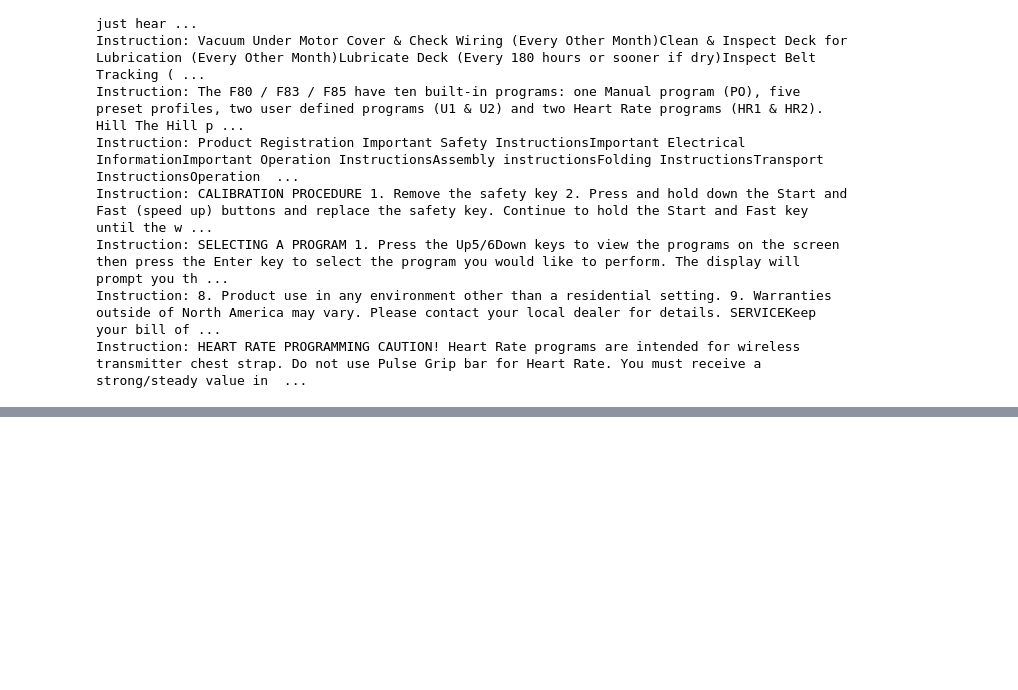
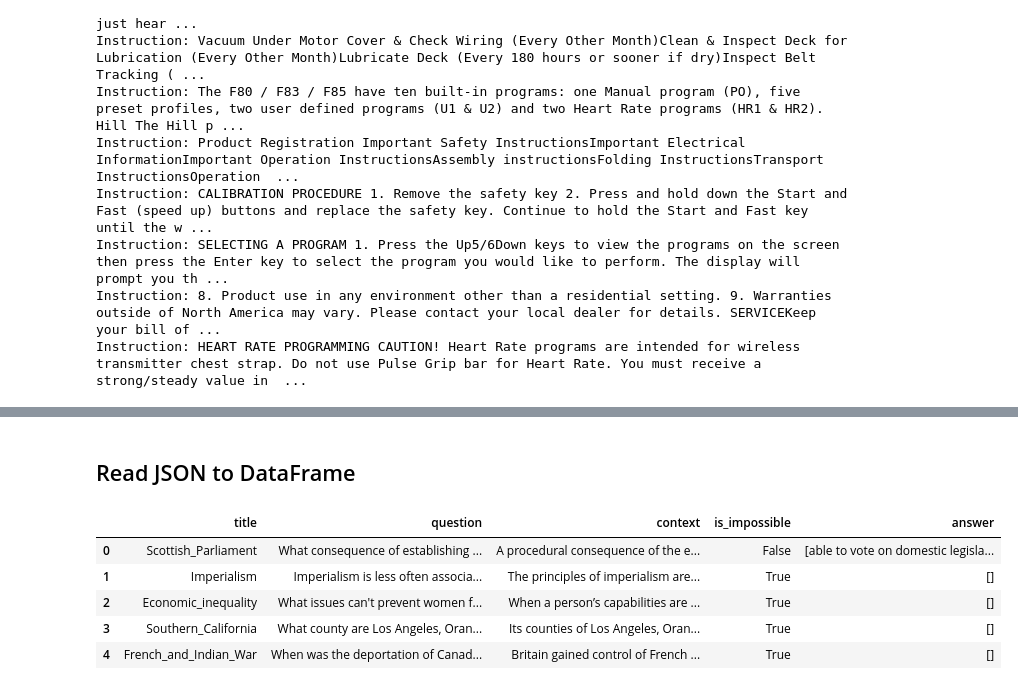
Before and after one commit to MatthewHsu1/RAGsystemOpenAI, a Jupyter notebook: Open_AI_RAG.ipynb, the cells around one changed output, grey strips where cells are left out. Drawn from its saved outputs; the diff is of its cells as text; code cells hidden in the pictures; blank space fills up the shorter version.

```diff
--- a/Open_AI_RAG.ipynb
+++ b/Open_AI_RAG.ipynb
@@ -306,0 +330,52 @@ Instruction: HEART RATE PROGRAMMING CAUTION! Heart Rate programs are intended fo
+# %% [markdown]
+## Read JSON to DataFrame
+# %%
+def json_to_dataframe_with_titles(json_data):
+  qas = []
+  context = []
+  is_impossible = []
+  answers = []
+  titles = []
+
+  for article in json_data['data']:
+    title = article['title']
+    for paragraph in article['paragraphs']:
+      for qa in paragraph['qas']:
+        qas.append(qa['question'].strip())
+        context.append(paragraph['context'])
+        is_impossible.append(qa['is_impossible'])
+
+        ans_list = []
+        for ans in qa['answers']:
+          ans_list.append(ans['text'])
+        answers.append(ans_list)
+        titles.append(title)
+
+  df = pd.DataFrame({'title': titles, 'question': qas, 'context': context, 'is_impossible': is_impossible, 'answer': answers})
+  return df
+# %%
+def get_diverse_sample(df, sample_size=100, random_state=42):
+  """
+  Get a diverse sample of the dataframe by sampling from each title
+  """
+  sample_df = df.groupby(['title', 'is_impossible']).apply(lambda x: x.sample(min(len(x), max(1, sample_size // 50)), random_state=random_state)).reset_index(drop=True)
+
+  if len(sample_df) < sample_size:
+    remaining_sample_size = sample_size - len(sample_df)
+    remaining_df = df.drop(sample_df.index).sample(remaining_sample_size, random_state=random_state)
+    sample_df = pd.concat([sample_df, remaining_df]).sample(frac=1, random_state=random_state).reset_index(drop=True)
+
+  return sample_df.sample(min(sample_size, len(sample_df)), random_state=random_state).reset_index(drop=True)
+# %%
+train_df = json_to_dataframe_with_titles(json.load(open('local_cache/train.json')))
+val_df = json_to_dataframe_with_titles(json.load(open('local_cache/dev.json')))
+# %%
+df = get_diverse_sample(val_df, sample_size=100, random_state=42)
+df.head()
+# %% [output]
+|  | title | question | context | is_impossible | answer |
+| 0 | Scottish_Parliament | What consequence of establishing ... | A procedural consequence of the e... | False | [able to vote on domestic legisla... |
+| 1 | Imperialism | Imperialism is less often associa... | The principles of imperialism are... | True | [] |
+| 2 | Economic_inequality | What issues can't prevent women f... | When a person’s capabilities are ... | True | [] |
+| 3 | Southern_California | What county are Los Angeles, Oran... | Its counties of Los Angeles, Oran... | True | [] |
+| 4 | French_and_Indian_War | When was the deportation of Canad... | Britain gained control of French ... | True | [] |
```
Also changed, not shown: parts of 18 cells of this notebook.
